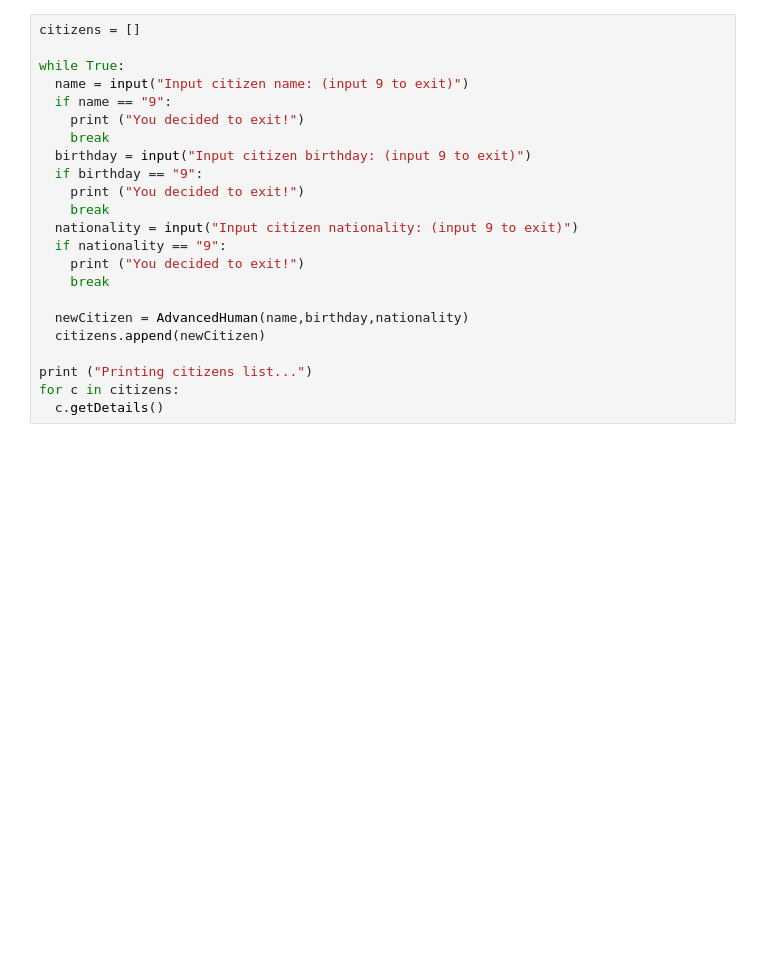
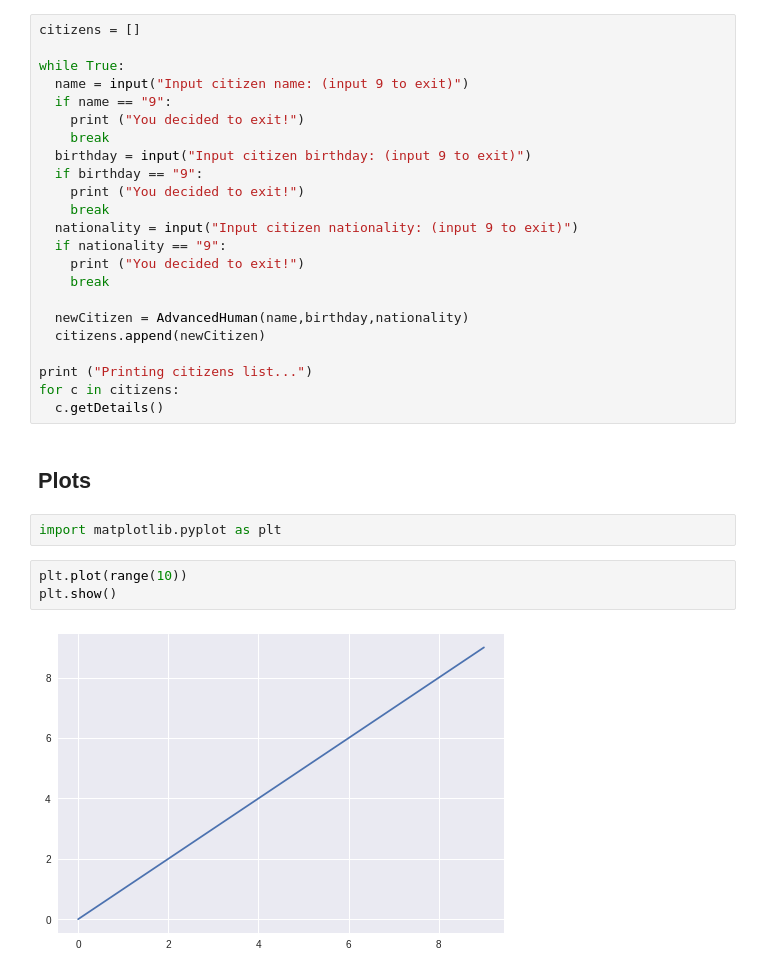
Before and after one commit to taborda11/python-workshop, a Jupyter notebook: Introduction.ipynb, the cells around one changed output. Drawn from its saved outputs; the diff is of its cells as text; blank space fills up the shorter version.

Commit message:
Plots

```diff
--- a/Introduction.ipynb
+++ b/Introduction.ipynb
@@ -358,3 +358,12 @@ while True:
 print ("Printing citizens list...")
 for c in citizens:
   c.getDetails()
+# %% [markdown]
+## Plots
+# %%
+import matplotlib.pyplot as plt
+# %%
+plt.plot(range(10))
+plt.show()
+# %% [output]
+[figure, added]
```
Also changed, not shown: parts of 1 cell of this notebook.
